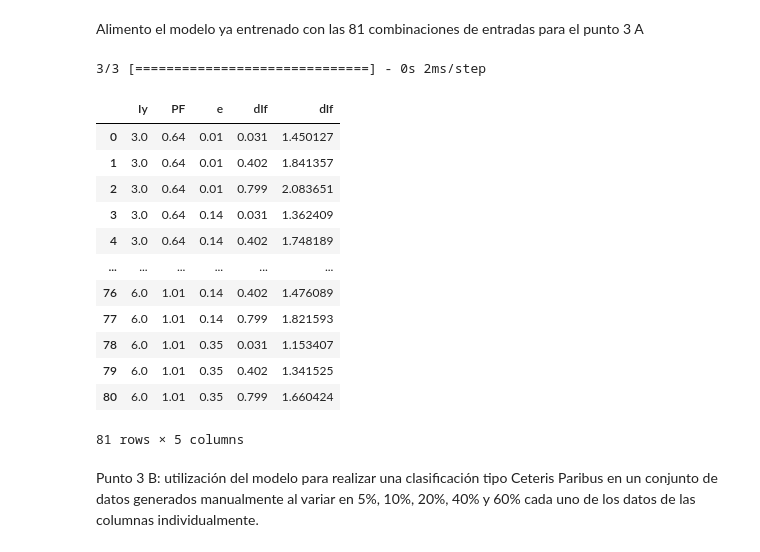
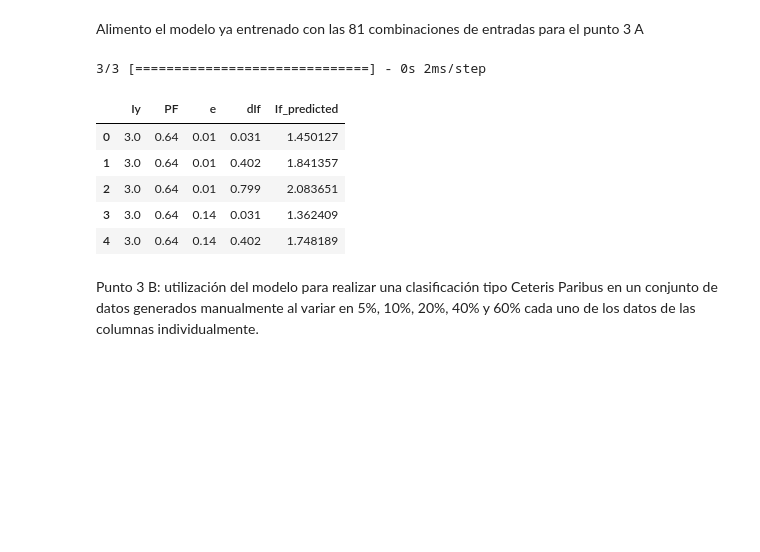
Before and after one commit to Makako08/Tarea1_IA, a Jupyter notebook: ParteA/Regresión.ipynb, the cells around one changed output. Saved outputs shown, nothing was run; the diff lists cells and outputs as text; code cells hidden in the pictures; blank space fills up the shorter version.

Commit message:
data

```diff
--- a/ParteA/Regresión.ipynb
+++ b/ParteA/Regresión.ipynb
@@ -121,40 +121,33 @@ Alimento el modelo ya entrenado con las 81 combinaciones de entradas para el pun
 # %%
 #Cargo la combinación de datos
 resultado = pd.read_csv("datos_combinaciones.csv")
 
 #Normalizo los datos cargados
 scaler3 = MinMaxScaler(feature_range=(0, 1))
 scaler3.fit(resultado)
 normal = scaler3.transform(resultado)
 
 #Predigo utilizando el modelo
 puntoA = model.predict(normal)
 
 #Desnormalizo las salidas
-
 puntoA_final = scaler2.inverse_transform(puntoA)
-puntoA_final = pd.DataFrame(puntoA_final, columns= ["dIf"])
+puntoA_final = pd.DataFrame(puntoA_final, columns= ["If_predicted"])
 
 #Uno las columnas de datos de entrada junto con la columna de valores predichos
 salida = pd.concat([resultado, puntoA_final], axis=1)
 
-#Imprimo los valores de corrientes predichas
-salida
+#Imprimo los valores de corrientes predichas y guardo en un archivo .csv la tabla generada
+salida.to_csv("Datos_predichos.csv")
+salida.head()
 # %% [output]
 3/3 [==============================] - 0s 2ms/step
-|  | Iy | PF | e | dIf | dIf |
+|  | Iy | PF | e | dIf | If_predicted |
 | 0 | 3.0 | 0.64 | 0.01 | 0.031 | 1.450127 |
 | 1 | 3.0 | 0.64 | 0.01 | 0.402 | 1.841357 |
 | 2 | 3.0 | 0.64 | 0.01 | 0.799 | 2.083651 |
 | 3 | 3.0 | 0.64 | 0.14 | 0.031 | 1.362409 |
 | 4 | 3.0 | 0.64 | 0.14 | 0.402 | 1.748189 |
-| ... | ... | ... | ... | ... | ... |
-| 76 | 6.0 | 1.01 | 0.14 | 0.402 | 1.476089 |
-| 77 | 6.0 | 1.01 | 0.14 | 0.799 | 1.821593 |
-| 78 | 6.0 | 1.01 | 0.35 | 0.031 | 1.153407 |
-| 79 | 6.0 | 1.01 | 0.35 | 0.402 | 1.341525 |
-| 80 | 6.0 | 1.01 | 0.35 | 0.799 | 1.660424 |
-81 rows × 5 columns
 # %% [markdown]
 Punto 3 B: utilización del modelo para realizar una clasificación tipo Ceteris Paribus en un conjunto de datos generados manualmente al variar en 5%, 10%, 20%, 40% y 60% cada uno de los datos de las columnas individualmente.
 # %%
```
Also changed, not shown: 2 other files.
